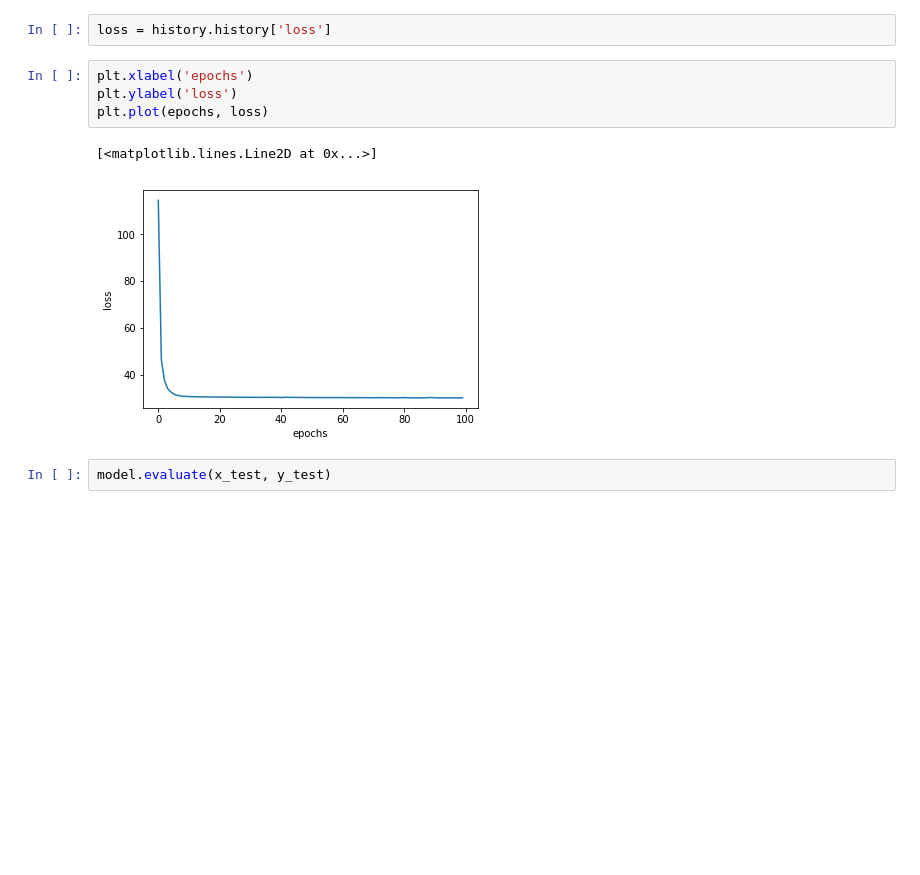
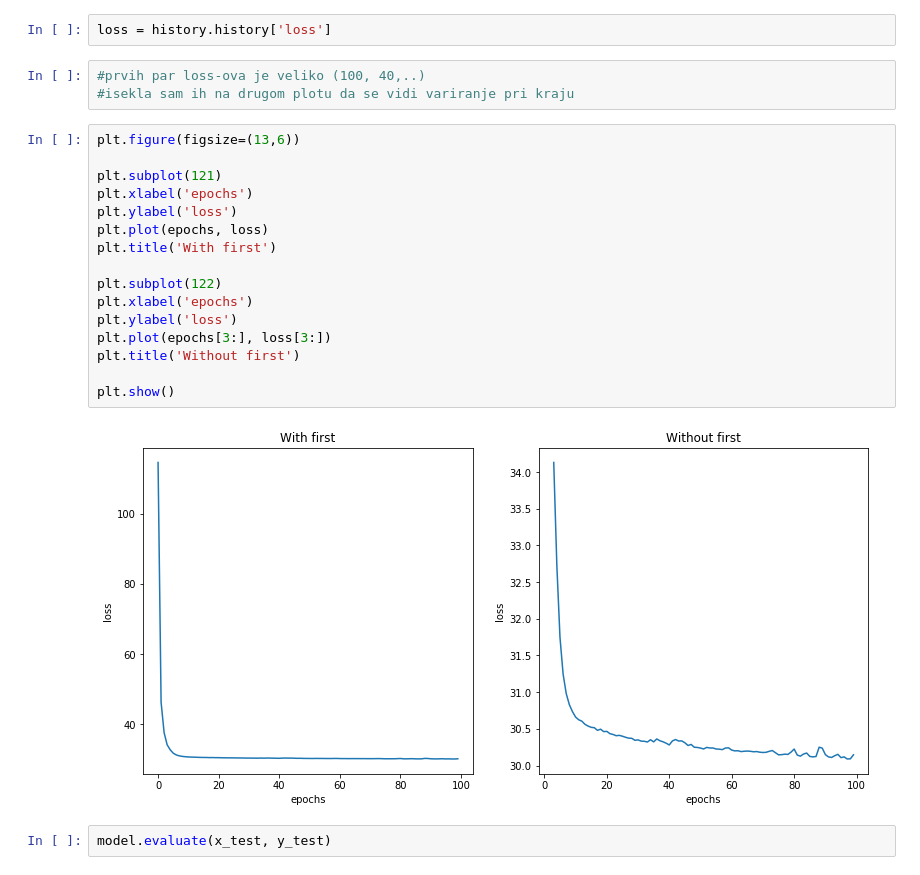
Before and after one commit to Pljosan/MLseminarski, a Jupyter notebook: Prediction.ipynb, the cells around one changed output. Drawn from its saved outputs; the diff is of its cells as text; blank space fills up the shorter version.

```diff
--- a/Prediction.ipynb
+++ b/Prediction.ipynb
@@ -199,13 +199,27 @@ Epoch 100/100
 epochs = history.epoch
 # %%
 loss = history.history['loss']
-# %%
-plt.xlabel('epochs')
-plt.ylabel('loss')
-plt.plot(epochs, loss)
-# %% [output]
-[<matplotlib.lines.Line2D at 0x...>]
-[figure, removed]
+# %%
+#prvih par loss-ova je veliko (100, 40,..)
+#isekla sam ih na drugom plotu da se vidi variranje pri kraju
+# %%
+plt.figure(figsize=(13,6))
+
+plt.subplot(121)
+plt.xlabel('epochs')
+plt.ylabel('loss')
+plt.plot(epochs, loss)
+plt.title('With first')
+
+plt.subplot(122)
+plt.xlabel('epochs')
+plt.ylabel('loss')
+plt.plot(epochs[3:], loss[3:])
+plt.title('Without first')
+
+plt.show()
+# %% [output]
+[figure, added]
 # %%
 model.evaluate(x_test, y_test)
 # %% [output]
```
